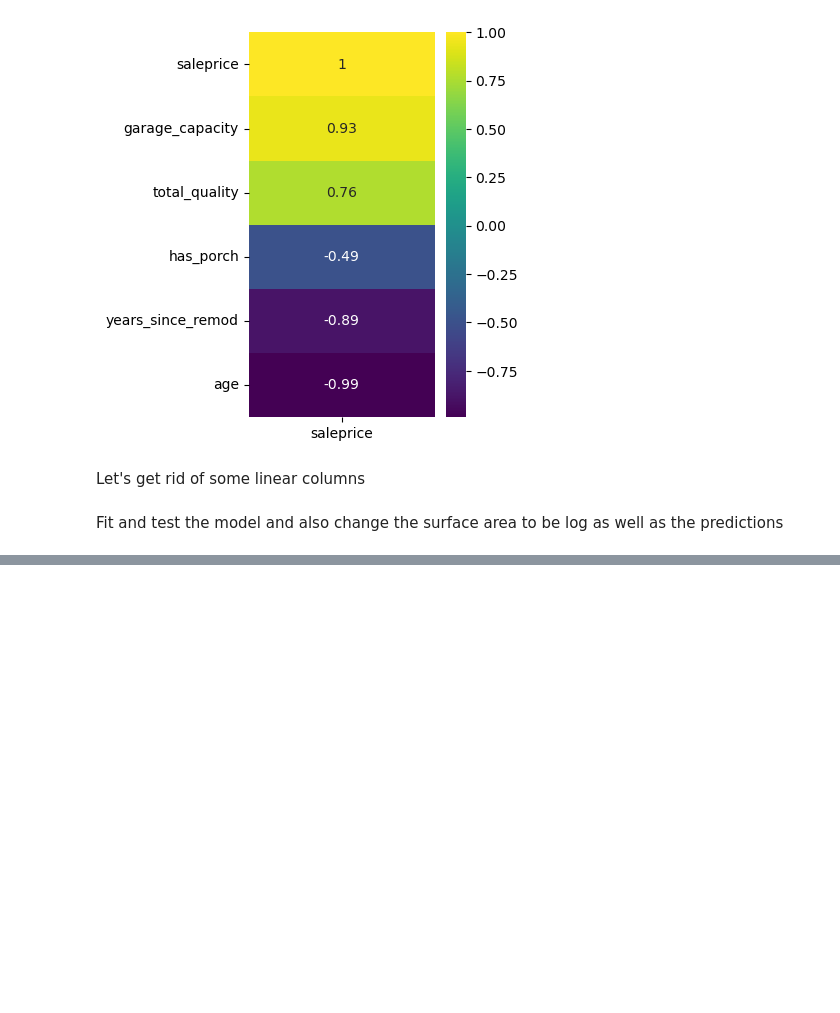
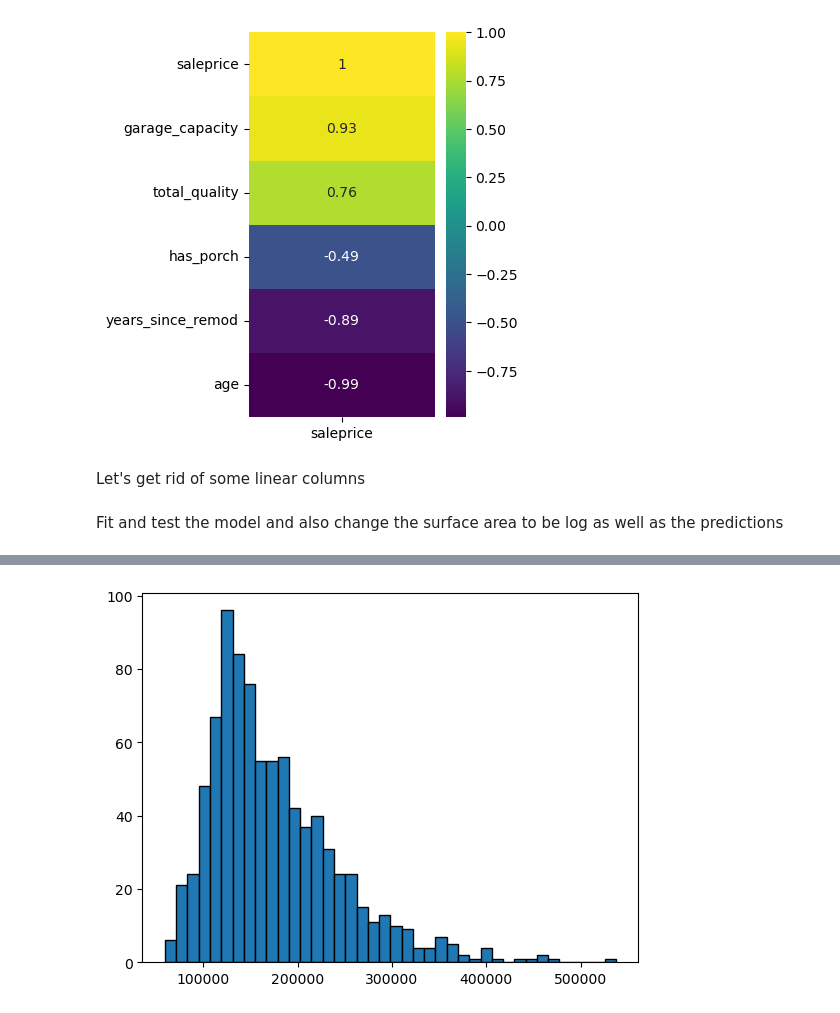
Before and after one commit to grahamjh99/Project-1-Ames-Housing, a Jupyter notebook: Project 2 Graham.ipynb, the cells around one changed output, grey strips where cells are left out. Cells and saved outputs as stored; diff of their text form; code cells hidden in the pictures; blank space fills up the shorter version.

```diff
--- a/Project 2 Graham.ipynb
+++ b/Project 2 Graham.ipynb
@@ -879,0 +1022,6 @@ predictions.to_csv('filtered_data_predictions.csv')
+# %%
+plt.hist(predictions['saleprice'],
+        bins = 40,
+        edgecolor = 'black');
+# %% [output]
+[figure, added]
```
Also changed, not shown: parts of 19 cells of this notebook, 5 other files.
